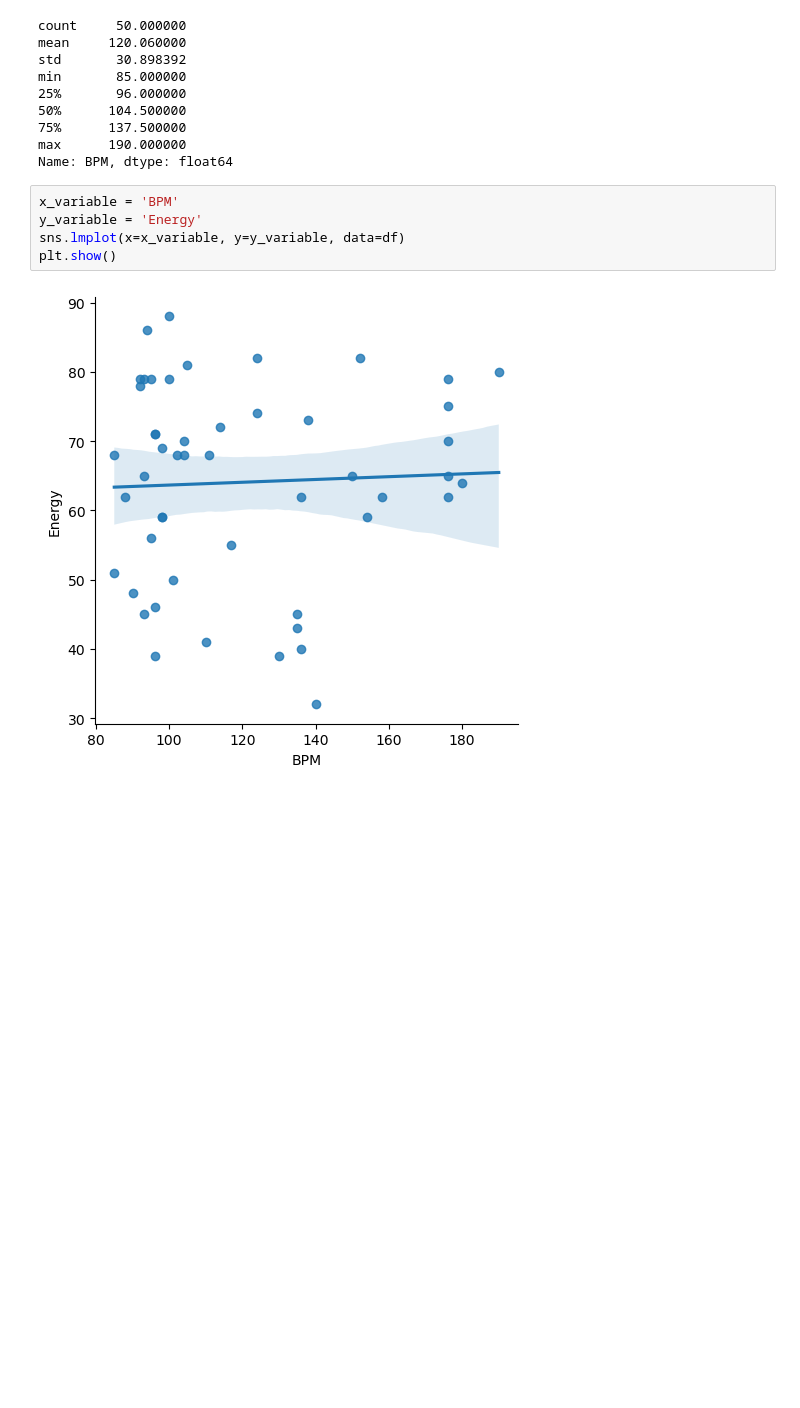
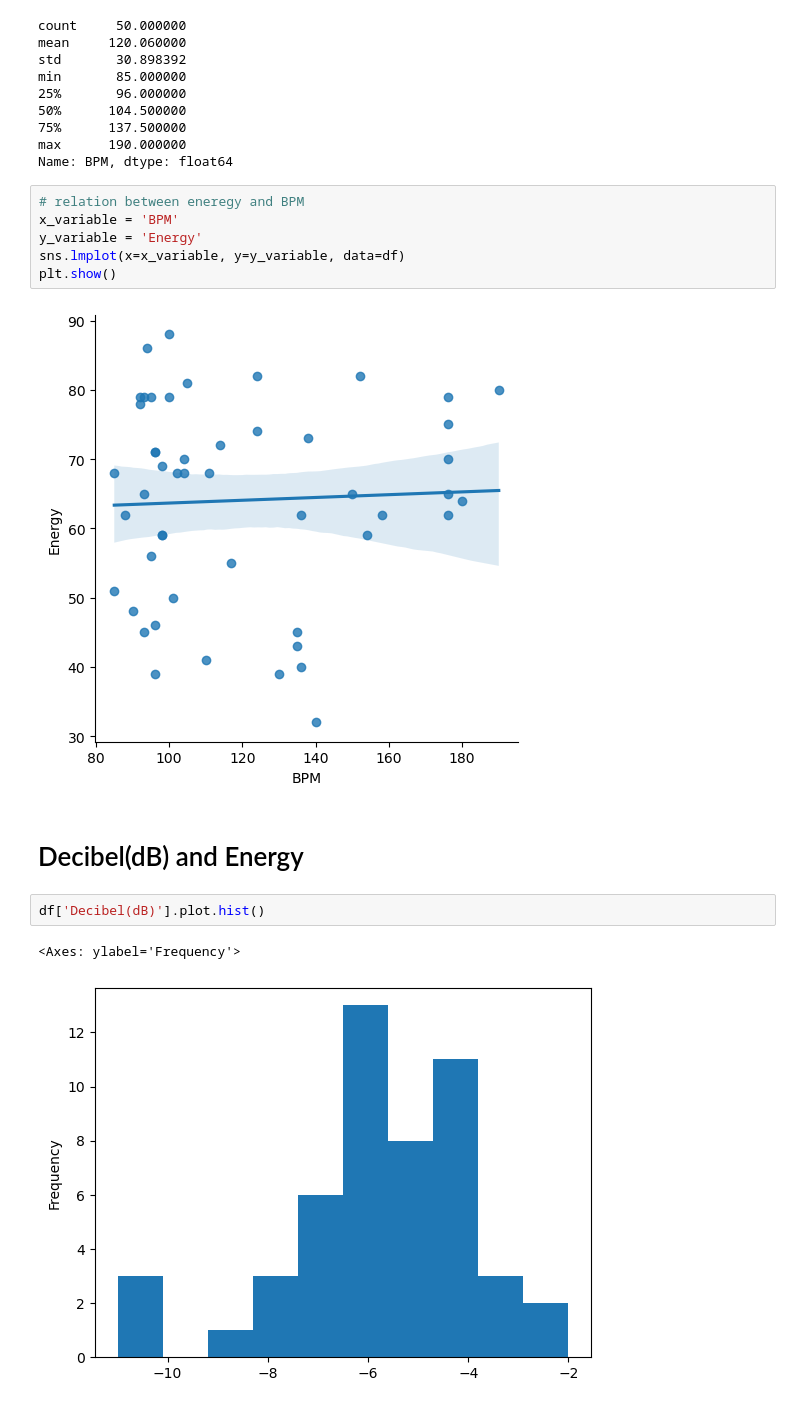
Before and after one commit to georgemcculloch/SpotifyEDA, a Jupyter notebook: NoteBook/spotifyeda.ipynb, the cells around one changed output. Cells and saved outputs as stored; diff of their text form; blank space fills up the shorter version.

```diff
--- a/NoteBook/spotifyeda.ipynb
+++ b/NoteBook/spotifyeda.ipynb
@@ -117,9 +119,17 @@ min       85.000000
 max      190.000000
 Name: BPM, dtype: float64
 # %%
+# relation between eneregy and BPM
 x_variable = 'BPM'
 y_variable = 'Energy'
 sns.lmplot(x=x_variable, y=y_variable, data=df)
 plt.show()
 # %% [output]
 [figure]
+# %% [markdown]
+# Decibel(dB) and Energy
+# %%
+df['Decibel(dB)'].plot.hist()
+# %% [output]
+<Axes: ylabel='Frequency'>
+[figure, added]
```
Also changed, not shown: parts of 2 cells of this notebook.
